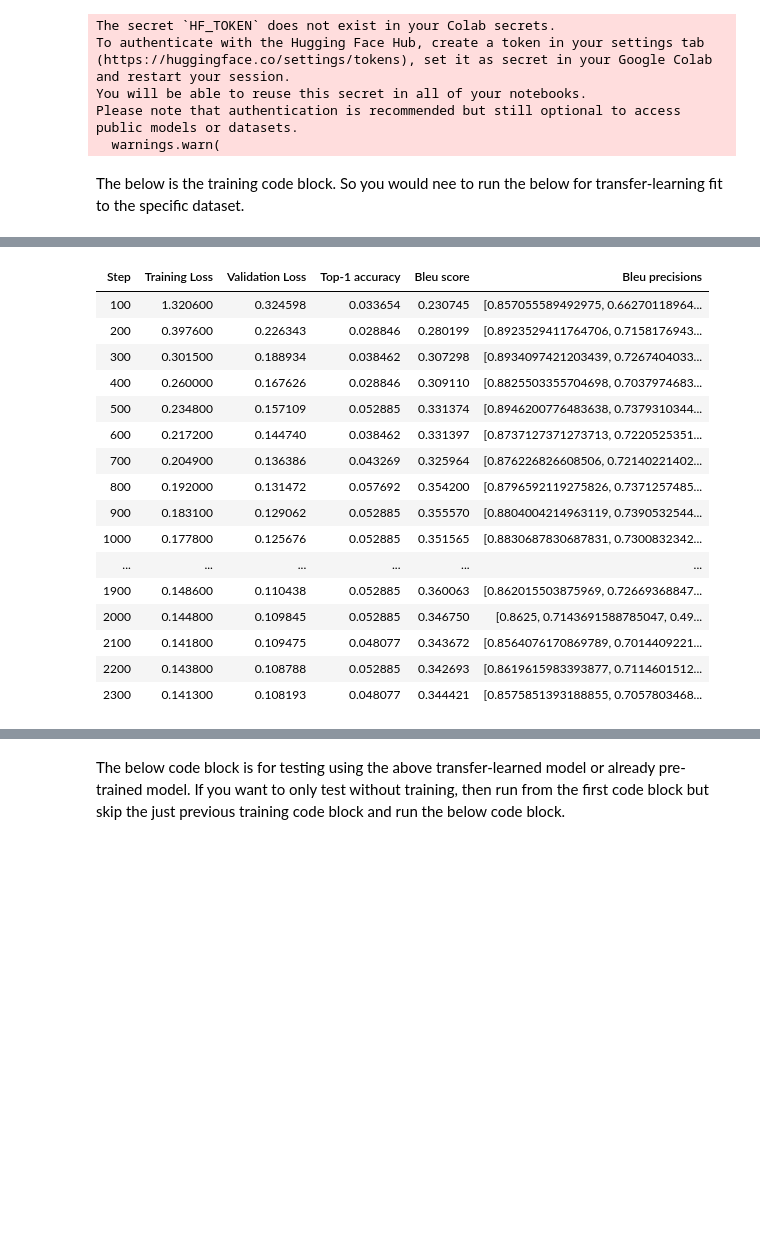
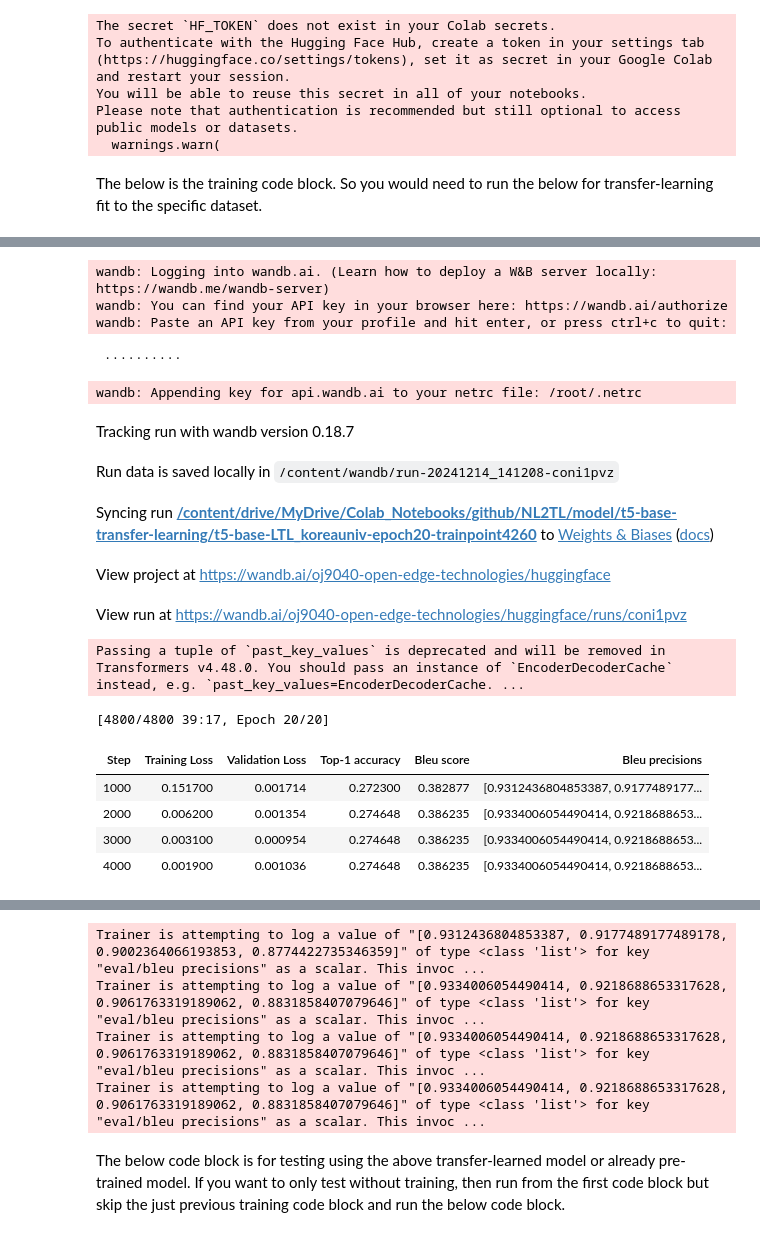
Before and after one commit to oj9040/NL2TL, a Jupyter notebook: transfer_learning_LTL2.ipynb, the cells around one changed output, grey strips where cells are left out. Drawn from its saved outputs; the diff is of its cells as text; code cells hidden in the pictures; blank space fills up the shorter version.

Commit message:
Add data augmentation - add csv file for data augmentation - train with data augmentation and post the result model
Signed-off-by: jihun oh <oj9040@gmail.com>

```diff
--- a/transfer_learning_LTL2.ipynb
+++ b/transfer_learning_LTL2.ipynb
@@ -183,21 +204,23 @@ You will be able to reuse this secret in all of your notebooks.
 Please note that authentication is recommended but still optional to access public models or datasets.
   warnings.warn(
 # %% [markdown]
-The below is the training code block. So you would nee to run the below for transfer-learning fit to the specific dataset.
+The below is the training code block. So you would need to run the below for transfer-learning fit to the specific dataset.
 # %%
 # transfer learning
 from transformers import AutoModelForSeq2SeqLM, DataCollatorForSeq2Seq, Seq2SeqTrainingArguments, Seq2SeqTrainer
 
 # load realigned dataset
-dataset = load_dataset('csv', data_files=os.path.join(home_path, data_dir, new_data_filename))
-train_dataset, test_dataset = dataset['train'].train_test_split(test_size=0.1, shuffle=True, seed=int_seed).values()
+AUGMENT_DATA = True
+dataset = load_dataset('csv', data_files=align_aug_data_filepath if AUGMENT_DATA else align_data_filepath)["train"]
+train_dataset, test_dataset = dataset.train_test_split(test_size=0.1, shuffle=True, seed=int_seed).values()
 tokenized_train_dataset = train_dataset.map(preprocess_function, batched=True)
 tokenized_test_dataset = test_dataset.map(preprocess_function, batched=True)
 
 # load pretrained model
 model = AutoModelForSeq2SeqLM.from_pretrained(input_model_dir)
 batch_size = 16
-output_model_name = model_checkpoint.split("/")[-1]+'-'+dataset_name+"-epoch20-trainpoint"+str(i+1)
+output_model_name = model_checkpoint.split("/")[-1]+'-'+dataset_name+"-epoch20-trainpoint"+ \
+                    str(align_aug_data_num) if AUGMENT_DATA else str(align_data_num)
 output_model_dir = output_model_dir+output_model_name
 
 # set trainer params
@@ -205,8 +228,8 @@ args = Seq2SeqTrainingArguments(
     output_model_dir,
     output_model_name,
     evaluation_strategy = "steps",
-    eval_steps=100,
-    logging_steps=100,
+    eval_steps=1000,
+    logging_steps=1000,
     learning_rate=2e-5,
     per_device_train_batch_size=batch_size,
     per_device_eval_batch_size=batch_size,
@@ -243,17 +268,17 @@ trainer.save_model()
+wandb: Logging into wandb.ai. (Learn how to deploy a W&B server locally: https://wandb.me/wandb-server)
+wandb: You can find your API key in your browser here: https://wandb.ai/authorize
+wandb: Paste an API key from your profile and hit enter, or press ctrl+c to quit:
+ ··········
+wandb: Appending key for api.wandb.ai to your netrc file: /root/.netrc
+Tracking run with wandb version 0.18.7
+Run data is saved locally in /content/wandb/run-20241214_141208-coni1pvz
+Syncing run /content/drive/MyDrive/Colab_Notebooks/github/NL2TL/model/t5-base-transfer-learning/t5-base-LTL_koreauniv-epoch20-trainpoint4260 to Weights & Biases (docs)
+View project at https://wandb.ai/oj9040-open-edge-technologies/huggingface
+View run at https://wandb.ai/oj9040-open-edge-technologies/huggingface/runs/coni1pvz
+Passing a tuple of `past_key_values` is deprecated and will be removed in Transformers v4.48.0. You should pass an instance of `EncoderDecoderCache` instead, e.g. `past_key_values=EncoderDecoderCache. ...
+[4800/4800 39:17, Epoch 20/20]
 | Step | Training Loss | Validation Loss | Top-1 accuracy | Bleu score | Bleu precisions |
-| 100 | 1.320600 | 0.324598 | 0.033654 | 0.230745 | [0.857055589492975, 0.66270118964... |
-| 200 | 0.397600 | 0.226343 | 0.028846 | 0.280199 | [0.8923529411764706, 0.7158176943... |
-| 300 | 0.301500 | 0.188934 | 0.038462 | 0.307298 | [0.8934097421203439, 0.7267404033... |
-| 400 | 0.260000 | 0.167626 | 0.028846 | 0.309110 | [0.8825503355704698, 0.7037974683... |
-| 500 | 0.234800 | 0.157109 | 0.052885 | 0.331374 | [0.8946200776483638, 0.7379310344... |
-| 600 | 0.217200 | 0.144740 | 0.038462 | 0.331397 | [0.8737127371273713, 0.7220525351... |
-| 700 | 0.204900 | 0.136386 | 0.043269 | 0.325964 | [0.876226826608506, 0.72140221402... |
-| 800 | 0.192000 | 0.131472 | 0.057692 | 0.354200 | [0.8796592119275826, 0.7371257485... |
-| 900 | 0.183100 | 0.129062 | 0.052885 | 0.355570 | [0.8804004214963119, 0.7390532544... |
-| 1000 | 0.177800 | 0.125676 | 0.052885 | 0.351565 | [0.8830687830687831, 0.7300832342... |
-| ... | ... | ... | ... | ... | ... |
-| 1900 | 0.148600 | 0.110438 | 0.052885 | 0.360063 | [0.862015503875969, 0.72669368847... |
-| 2000 | 0.144800 | 0.109845 | 0.052885 | 0.346750 | [0.8625, 0.7143691588785047, 0.49... |
-| 2100 | 0.141800 | 0.109475 | 0.048077 | 0.343672 | [0.8564076170869789, 0.7014409221... |
-| 2200 | 0.143800 | 0.108788 | 0.052885 | 0.342693 | [0.8619615983393877, 0.7114601512... |
-| 2300 | 0.141300 | 0.108193 | 0.048077 | 0.344421 | [0.8575851393188855, 0.7057803468... |
+| 1000 | 0.151700 | 0.001714 | 0.272300 | 0.382877 | [0.9312436804853387, 0.9177489177... |
+| 2000 | 0.006200 | 0.001354 | 0.274648 | 0.386235 | [0.9334006054490414, 0.9218688653... |
+| 3000 | 0.003100 | 0.000954 | 0.274648 | 0.386235 | [0.9334006054490414, 0.9218688653... |
+| 4000 | 0.001900 | 0.001036 | 0.274648 | 0.386235 | [0.9334006054490414, 0.9218688653... |
@@ -277,3 +285,7 @@ Trainer is attempting to log a value of "[0.8575851393188855, 0.7057803468208093
+Trainer is attempting to log a value of "[0.9312436804853387, 0.9177489177489178, 0.9002364066193853, 0.8774422735346359]" of type <class 'list'> for key "eval/bleu precisions" as a scalar. This invoc ...
+Trainer is attempting to log a value of "[0.9334006054490414, 0.9218688653317628, 0.9061763319189062, 0.8831858407079646]" of type <class 'list'> for key "eval/bleu precisions" as a scalar. This invoc ...
+Trainer is attempting to log a value of "[0.9334006054490414, 0.9218688653317628, 0.9061763319189062, 0.8831858407079646]" of type <class 'list'> for key "eval/bleu precisions" as a scalar. This invoc ...
+Trainer is attempting to log a value of "[0.9334006054490414, 0.9218688653317628, 0.9061763319189062, 0.8831858407079646]" of type <class 'list'> for key "eval/bleu precisions" as a scalar. This invoc ...
 # %% [markdown]
 The below code block is for testing using the above transfer-learned model or already pre-trained model. If you want to only test without training, then run from the first code block but skip the just previous training code block and run the below code block.
 # %%
```
Also changed, not shown: parts of 6 cells of this notebook, 3 other files.
